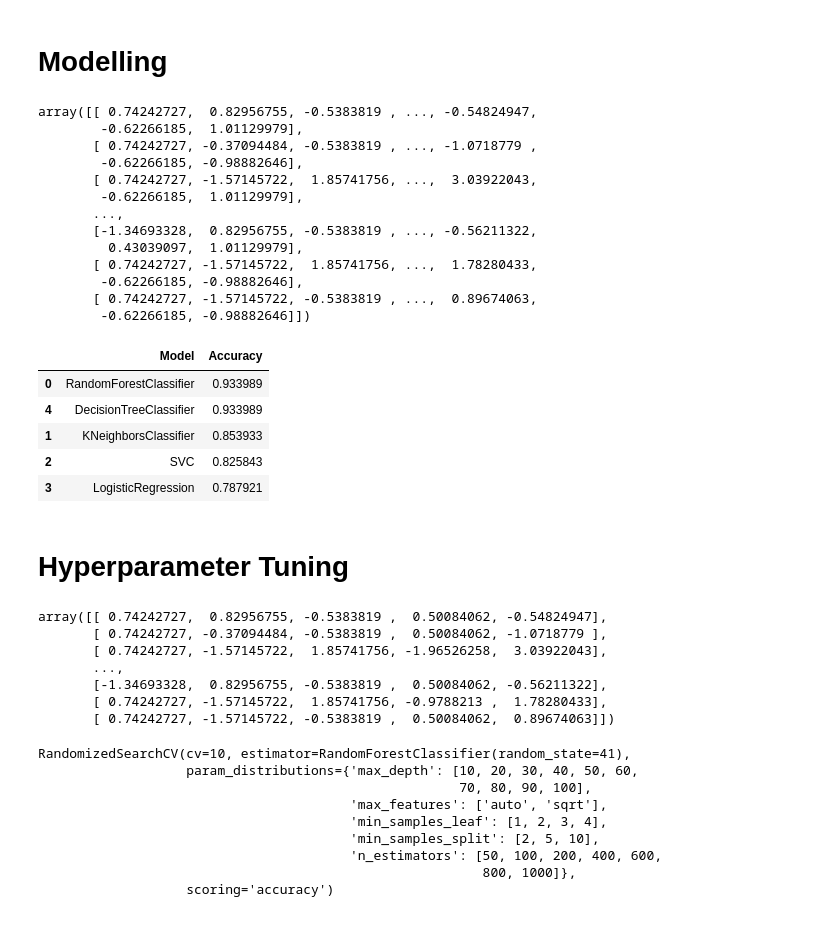
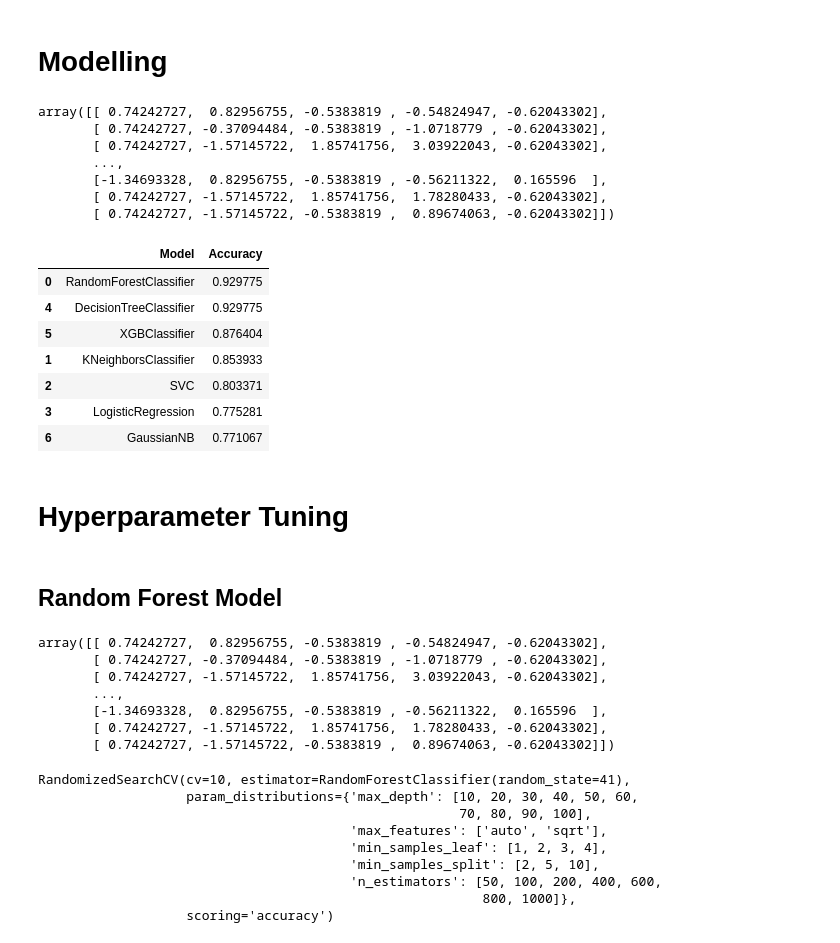
Before and after one commit to marcellinus-witarsah/dataScienceMiniProjects, a Jupyter notebook: TitanicSurvivalModel/Titanic Third.ipynb, the cells around one changed output. Drawn from its saved outputs; the diff is of its cells as text; code cells hidden in the pictures.

```diff
--- a/TitanicSurvivalModel/Titanic Third.ipynb
+++ b/TitanicSurvivalModel/Titanic Third.ipynb
@@ -965,0 +949,24 @@ Miss =  182
+# %%
+title_categorized = {
+    'Mr': 'Mr',
+    'Mrs': 'Mrs',
+    'Mme': 'Mrs',
+    'Miss': 'Ms',
+    'Mlle': 'Ms',
+    'Ms': 'Ms',
+    'Master': 'Master',
+    'Capt': 'Officer',
+    'Col': 'Officer',
+    'Major': 'Officer',
+    'Dr': 'Other',
+    'Rev': 'Other',
+    'Lady': 'Royalty',
+    'Sir': 'Royalty',
+    'the Countess': 'Royalty',
+    'Jonkheer': 'Royalty',
+    'Don': 'Royalty',
+    'Dona': 'Royalty',
+
+}
+# %%
+titanic_all['Title'] = titanic_all['Title'].map(title_categorized)
@@ -1254,19 +1289,13 @@ X_test = scaler.fit_transform(X_test)
 # %%
 X_train
 # %% [output]
-array([[ 0.74242727,  0.82956755, -0.5383819 , ..., -0.54824947,
-        -0.62266185,  1.01129979],
-       [ 0.74242727, -0.37094484, -0.5383819 , ..., -1.0718779 ,
-        -0.62266185, -0.98882646],
-       [ 0.74242727, -1.57145722,  1.85741756, ...,  3.03922043,
-        -0.62266185,  1.01129979],
+array([[ 0.74242727,  0.82956755, -0.5383819 , -0.54824947, -0.62043302],
+       [ 0.74242727, -0.37094484, -0.5383819 , -1.0718779 , -0.62043302],
+       [ 0.74242727, -1.57145722,  1.85741756,  3.03922043, -0.62043302],
        ...,
-       [-1.34693328,  0.82956755, -0.5383819 , ..., -0.56211322,
-         0.43039097,  1.01129979],
-       [ 0.74242727, -1.57145722,  1.85741756, ...,  1.78280433,
-        -0.62266185, -0.98882646],
-       [ 0.74242727, -1.57145722, -0.5383819 , ...,  0.89674063,
-        -0.62266185, -0.98882646]])
+       [-1.34693328,  0.82956755, -0.5383819 , -0.56211322,  0.165596  ],
+       [ 0.74242727, -1.57145722,  1.85741756,  1.78280433, -0.62043302],
+       [ 0.74242727, -1.57145722, -0.5383819 ,  0.89674063, -0.62043302]])
 # %%
 from sklearn.ensemble import RandomForestClassifier
 from sklearn.neighbors import KNeighborsClassifier
@@ -1279,39 +1310,45 @@ from sklearn.metrics import confusion_matrix, ConfusionMatrixDisplay
 # %%
 models = [RandomForestClassifier(random_state=41),
           KNeighborsClassifier(),
           SVC(random_state=41),
           LogisticRegression(random_state=41),
-          DecisionTreeClassifier(random_state=41)]
+          DecisionTreeClassifier(random_state=41),
+          XGBClassifier(random_state=41),
+          GaussianNB()]
 df_models = pd.DataFrame(columns=['Model', 'Accuracy'])
 
 for m in models:
     m.fit(X_train, y_train)
     df_models = df_models.append({'Model': m.__class__.__name__,
                                   'Accuracy': m.score(X_train, y_train)},
                                   ignore_index=True)
 
 df_models.sort_values(by='Accuracy', ascending=False)
 # %% [output]
 |  | Model | Accuracy |
-| 0 | RandomForestClassifier | 0.933989 |
-| 4 | DecisionTreeClassifier | 0.933989 |
+| 0 | RandomForestClassifier | 0.929775 |
+| 4 | DecisionTreeClassifier | 0.929775 |
+| 5 | XGBClassifier | 0.876404 |
 | 1 | KNeighborsClassifier | 0.853933 |
-| 2 | SVC | 0.825843 |
-| 3 | LogisticRegression | 0.787921 |
+| 2 | SVC | 0.803371 |
+| 3 | LogisticRegression | 0.775281 |
+| 6 | GaussianNB | 0.771067 |
 # %% [markdown]
 # Hyperparameter Tuning
+# %% [markdown]
+## Random Forest Model
 # %%
 from sklearn.model_selection import RandomizedSearchCV, GridSearchCV
 # %%
 X_train
 # %% [output]
-array([[ 0.74242727,  0.82956755, -0.5383819 ,  0.50084062, -0.54824947],
-       [ 0.74242727, -0.37094484, -0.5383819 ,  0.50084062, -1.0718779 ],
-       [ 0.74242727, -1.57145722,  1.85741756, -1.96526258,  3.03922043],
+array([[ 0.74242727,  0.82956755, -0.5383819 , -0.54824947, -0.62043302],
+       [ 0.74242727, -0.37094484, -0.5383819 , -1.0718779 , -0.62043302],
+       [ 0.74242727, -1.57145722,  1.85741756,  3.03922043, -0.62043302],
        ...,
-       [-1.34693328,  0.82956755, -0.5383819 ,  0.50084062, -0.56211322],
-       [ 0.74242727, -1.57145722,  1.85741756, -0.9788213 ,  1.78280433],
-       [ 0.74242727, -1.57145722, -0.5383819 ,  0.50084062,  0.89674063]])
+       [-1.34693328,  0.82956755, -0.5383819 , -0.56211322,  0.165596  ],
+       [ 0.74242727, -1.57145722,  1.85741756,  1.78280433, -0.62043302],
+       [ 0.74242727, -1.57145722, -0.5383819 ,  0.89674063, -0.62043302]])
 # %%
 rf_model = RandomForestClassifier(random_state=41)
 rf_parameters = {
```
Also changed, not shown: parts of 35 cells of this notebook.
